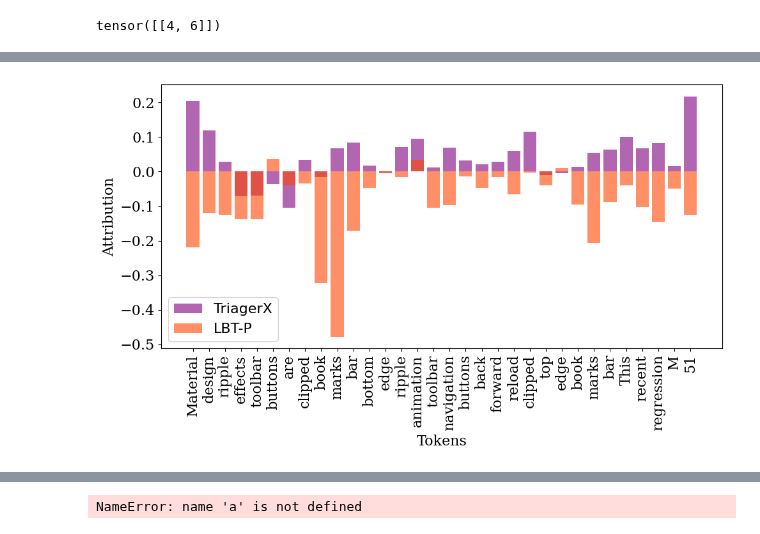
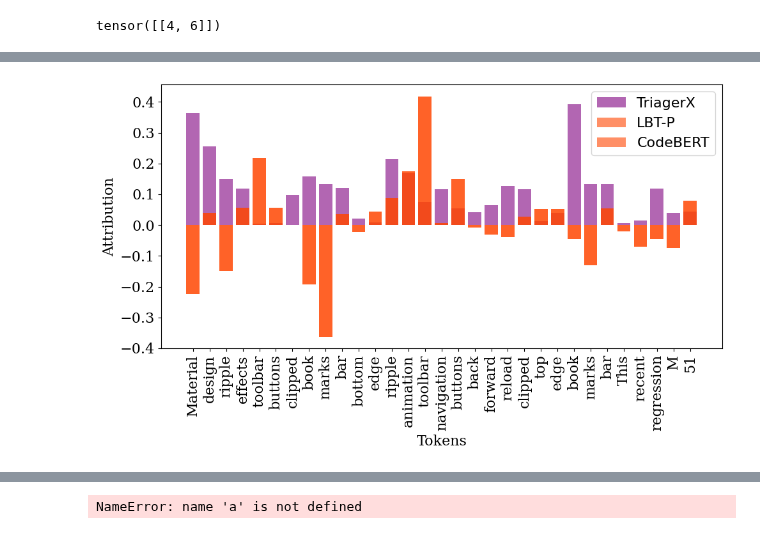
Before and after one commit to afifaniks/triagerX, a Jupyter notebook: notebook/model_interpretation.ipynb, the cells around one changed output, grey strips where cells are left out. Cells and saved outputs as stored; diff of their text form; code cells hidden in the pictures.

```diff
--- a/notebook/model_interpretation.ipynb
+++ b/notebook/model_interpretation.ipynb
@@ -771,17 +979,31 @@ def interpret_text(text, true_class):
 from captum.attr import visualization as viz
 import matplotlib.pyplot as plt
 
-def interpret_text_triagerx(text, true_class):
+def interpret_text_triagerx(text, true_class, tokenizer_id=0):
     id1, m1, id2, m2, baseline1, baseline2, all_tokens = construct_input_and_baseline_triagerx(text)
     baseline1 = torch.tensor([baseline1]).to(device)
     baseline2 = torch.tensor([baseline2]).to(device)
     attributions, delta = triagerx_lig.attribute(inputs=(id1, m1, id2, m2),
-                                    baselines= (baseline1, baseline1, baseline2, baseline2),
+                                    baselines= (baseline1, baseline1, baseline1, baseline1),
                                     return_convergence_delta=True,
                                     internal_batch_size=1,
                                     target=true_class
                                     )
-    attributions_sum = summarize_attributions_triagerx(attributions)
+    attributions2, delta2 = triagerx_lig.attribute(inputs=(id1, m1, id2, m2),
+                                    baselines= (baseline2, baseline2, baseline2, baseline2),
+                                    return_convergence_delta=True,
+                                    internal_batch_size=1,
+                                    target=true_class
+                                    )
+
+    attributions_sum = sum(attributions) + sum(attributions2)
+    delta = delta + delta2
+
+    print("Attributions:", attributions[0])
+    print("Length:", len(attributions))
+    print("Attributions 2:", attributions2[1])
+    print("Length:", len(attributions))
+    attributions_sum = summarize_attributions_triagerx(attributions_sum)
 
     attributions_sum = attributions_sum.cpu().numpy()
 
@@ -793,9 +1015,9 @@ def interpret_text_triagerx(text, true_class):
     # print(len(attributions_sum))
     # print(len(all_tokens))
 
-    for token, sum in zip(all_tokens, attributions_sum):
-        if token != triagerx_model.tokenizer(0).pad_token and token != triagerx_model.tokenizer(0).sep_token and token != triagerx_model.tokenizer(0).cls_token:
-            filtered_attribution_sum.append(sum)
+    for token, sum_ in zip(all_tokens, attributions_sum):
+        if token != triagerx_model.tokenizer(tokenizer_id).pad_token and token != triagerx_model.tokenizer(tokenizer_id).sep_token and token != triagerx_model.tokenizer(tokenizer_id).cls_token:
+            filtered_attribution_sum.append(sum_)
             filtered_tokens.append(token)
 
     filtered_attribution_sum = np.array(filtered_attribution_sum)
@@ -882,8 +1159,9 @@ owner_id = 113
 test_data_index = 3
 owner, text, text2 = get_data(owner_id, test_data_index)
 print(text)
-filtered_tok_triagex, filtered_attribution_triagerx = interpret_text_triagerx(text, owner_id)
-filtered_tok_lbtp, filtered_attribution_lbtp = interpret_text(text2, owner_id)
+filtered_tok_triagex, filtered_attribution_triagerx = interpret_text_triagerx(text2, owner_id)
+filtered_tok_codebert, filtered_attribution_codebert = interpret_text(text2, owner_id, tokenizer, lig)
+filtered_tok_lbtp, filtered_attribution_lbtp = interpret_text(text2, owner_id, lbtp_tokenizer, lbtp_lig)
 # %% [output]
 Bug Title: Material design ripple effects on toolbar buttons are clipped by the bookmarks bar
 Bug Description: The bottom edge of the ripple animation on the toolbar navigation buttons (back, forward, reload) is clipped by the top edge of the bookmarks bar.This is a recent regression in M-51.
@@ -899,7 +1196,7 @@ Legend: Negative Neutral Positive
 triagerx_tokens = []
 triagerx_tokens_attr = []
 
-skip_list = ["Bug", "Title", "Description", ":", ",", ".", "(", ")", "-", "", "on", "the", "The", "this", "a", "is", "in", "by", "of"]
+skip_list = ["Bug", "Title", "Description", ":", ",", ".", "(", ")", "-", "", "on", "are", "the", "The", "this", "a", "is", "in", "by", "of"]
 
 for tok1, attr in zip(filtered_tok_triagex, filtered_attribution_triagerx):
     tok1 = tok1.replace("Ġ", "")
@@ -918,4 +1215,14 @@ for tok1, attr in zip(filtered_tok_lbtp, filtered_attribution_lbtp):
         continue
     lbtp_tokens.append(tok1)
     lbtp_tokens_attr.append(attr)
+# %%
+codebert_tokens = []
+codebert_tokens_attr = []
+
+for tok1, attr in zip(filtered_tok_codebert, filtered_attribution_codebert):
+    tok1 = tok1.replace("Ġ", "")
+    if tok1.strip() in skip_list:
+        continue
+    codebert_tokens.append(tok1)
+    codebert_tokens_attr.append(attr)
 # %%
@@ -951,5 +1260,5 @@ with open("token_attribution.json", "w") as f:
     }, f)
 # %%
-plot_token_attributions_combined(np.array(triagerx_tokens_attr), np.array(lbtp_tokens_attr), triagerx_tokens, lbtp_tokens, "saliency_combined.pdf")
+plot_token_attributions_combined(np.array(triagerx_tokens_attr), np.array(lbtp_tokens_attr), np.array(codebert_tokens_attr), triagerx_tokens, lbtp_tokens, codebert_tokens, "saliency_combined.pdf")
 # %% [output]
-[figure, old version]
+[figure, new version]
```
Also changed, not shown: parts of 30 cells of this notebook.
